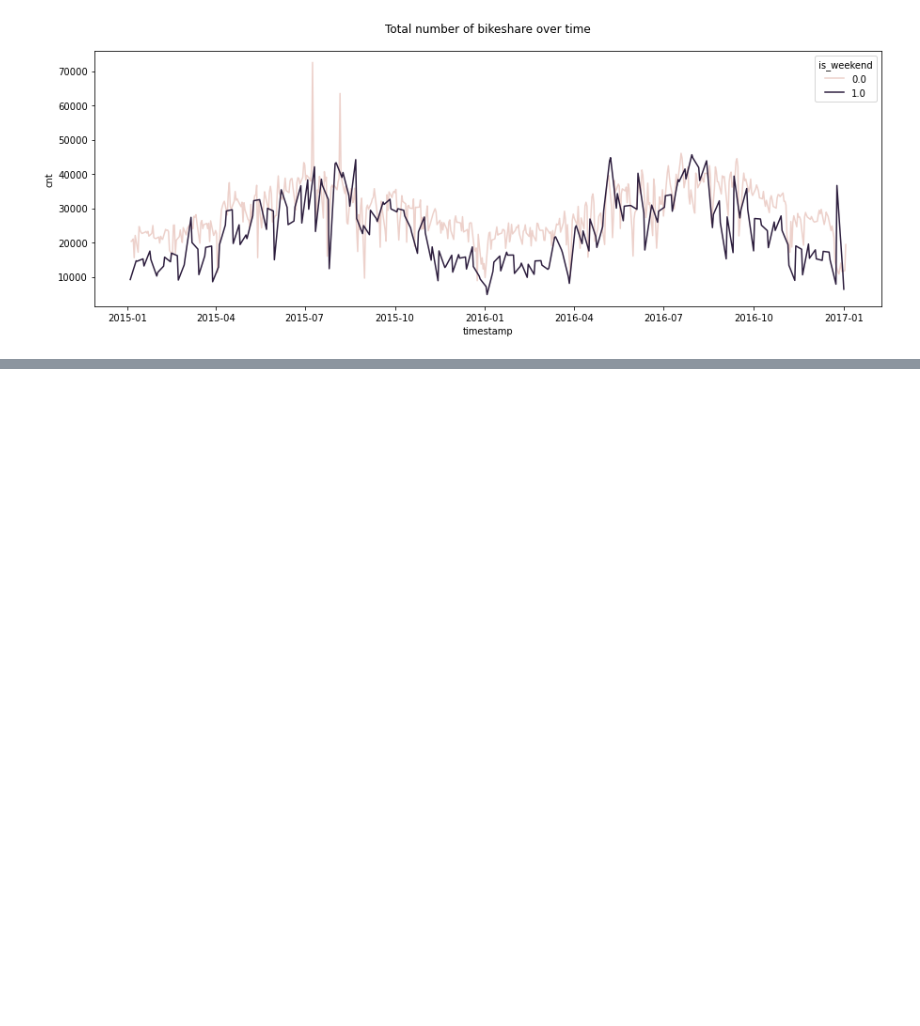
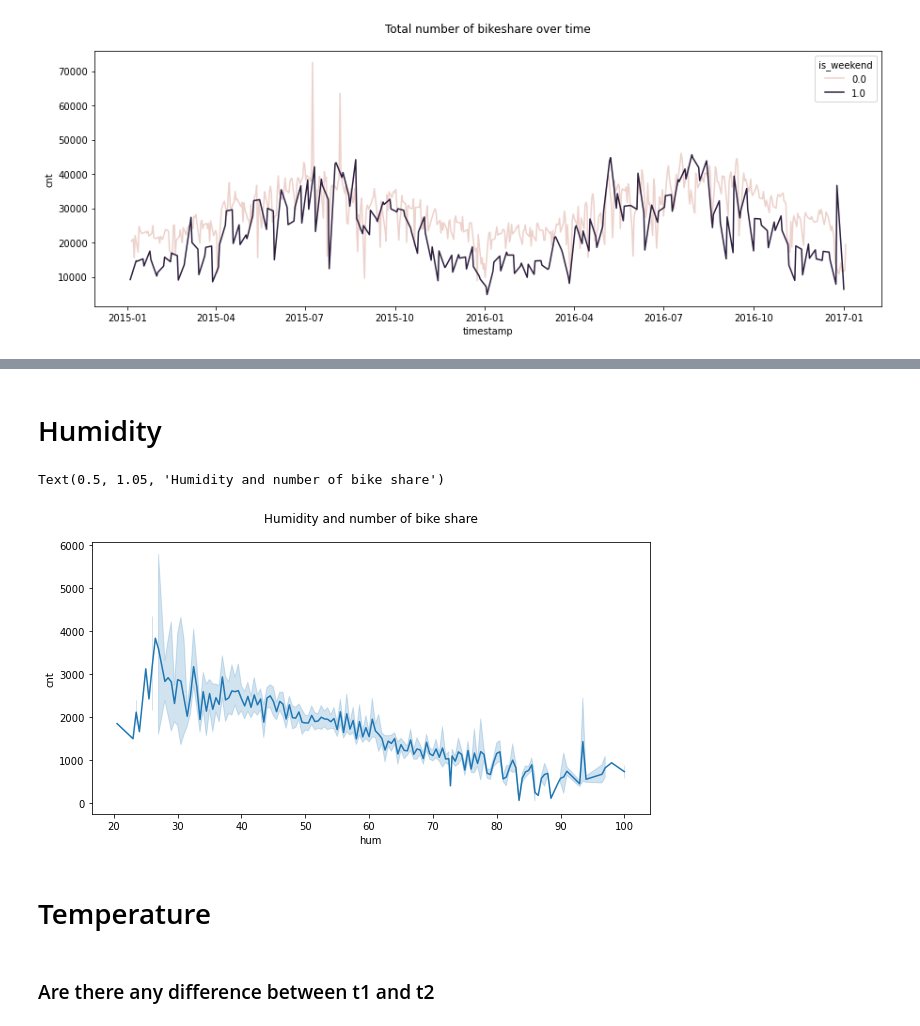
Before and after one commit to Kasidit-au/London_BikeShare, a Jupyter notebook: London bike.ipynb, the cells around one changed output, grey strips where cells are left out. Saved outputs shown, nothing was run; the diff lists cells and outputs as text; code cells hidden in the pictures; blank space fills up the shorter version.

```diff
--- a/London bike.ipynb
+++ b/London bike.ipynb
@@ -176,0 +169,13 @@ Text(0.5, 1.05, 'Total number of bikeshare over time')
+# %% [markdown]
+# Humidity
+# %%
+plt.figure(figsize=(10,5))
+sns.lineplot(data=df,x='hum',y='cnt')
+plt.title('Humidity and number of bike share',y=1.05)
+# %% [output]
+Text(0.5, 1.05, 'Humidity and number of bike share')
+[figure, added]
+# %% [markdown]
+# Temperature
+# %% [markdown]
+### Are there any difference between t1 and t2
```
Also changed, not shown: parts of 15 cells of this notebook.
